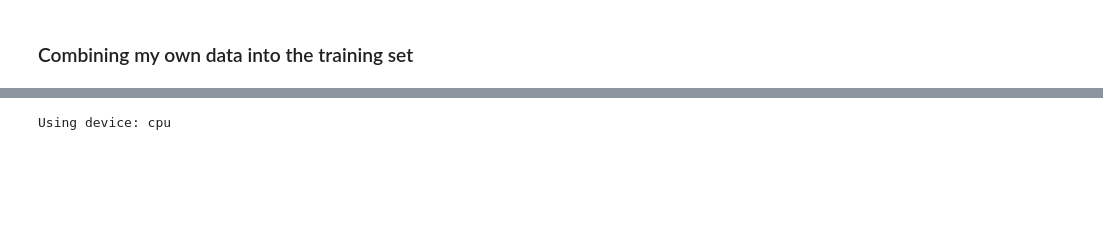
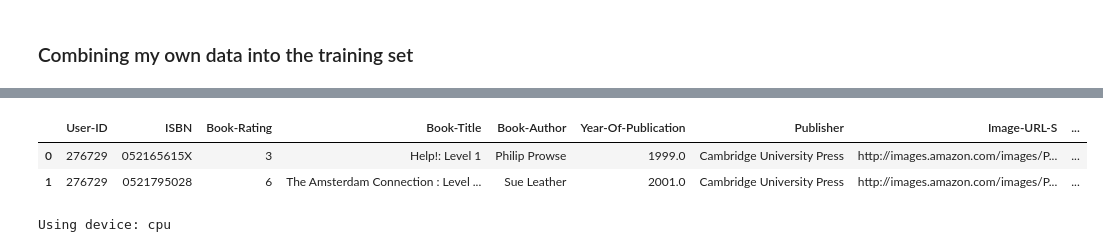
Before and after one commit to Pmcslarrow/booky, a Jupyter notebook: two_towers_20251122.ipynb, the cells around one changed output, grey strips where cells are left out. Drawn from its saved outputs; the diff is of its cells as text; code cells hidden in the pictures; blank space fills up the shorter version.

```diff
--- a/two_towers_20251122.ipynb
+++ b/two_towers_20251122.ipynb
@@ -45,8 +46,8 @@ users_df = kagglehub.load_dataset(
 # %% [markdown]
 ### Only keeping books with more than three ratings
 # %%
+# print(books_df.shape)
+# books_df = books_df[books_df.groupby('Book-Title')['Book-Title'].transform('count') > 5]
 print(books_df.shape)
-books_df = books_df[books_df.groupby('Book-Title')['Book-Title'].transform('count') > 5]
-print(books_df.shape)
 # %% [output]
 (271360, 8)
@@ -63,5 +63,17 @@ df = df.dropna(subset=['Age'])
 df = df[df['Book-Rating'] > 0]
 df = df[df['Age'] <= 100]
 df = df[df['Year-Of-Publication'] > 0]
+df['User-Age'] = pd.cut(
+    df['Age'],
+    bins=[0, 18, 25, 35, 50, 100],
+    labels=['<18', '18-25', '26-35', '36-50', '50+'],
+    right=False
+)
+df['Book-Year-Of-Publication'] = pd.cut(
+    df['Year-Of-Publication'],
+    bins=[0, 1950, 1980, 2000, 2010, 2020, 2050],
+    labels=['pre-1950', '1950-1979', '1980-1999', '2000-2009', '2010-2019', '2020+'],
+    right=False
+)
 df['Book-Rating'].describe()
 # %% [output]
@@ -89,3 +101,9 @@ personal_df.head(2)
+# %%
+df.head(2)
+# %% [output]
+|  | User-ID | ISBN | Book-Rating | Book-Title | Book-Author | Year-Of-Publication | Publisher | Image-URL-S | ... |
+| 0 | 276729 | 052165615X | 3 | Help!: Level 1 | Philip Prowse | 1999.0 | Cambridge University Press | http://images.amazon.com/images/P... | ... |
+| 1 | 276729 | 0521795028 | 6 | The Amsterdam Connection : Level ... | Sue Leather | 2001.0 | Cambridge University Press | http://images.amazon.com/images/P... | ... |
 # %%
 device = torch.device("cuda" if torch.cuda.is_available() else "cpu")
 print(f"Using device: {device}")
```
Also changed, not shown: parts of 23 cells of this notebook, 1 other file.
